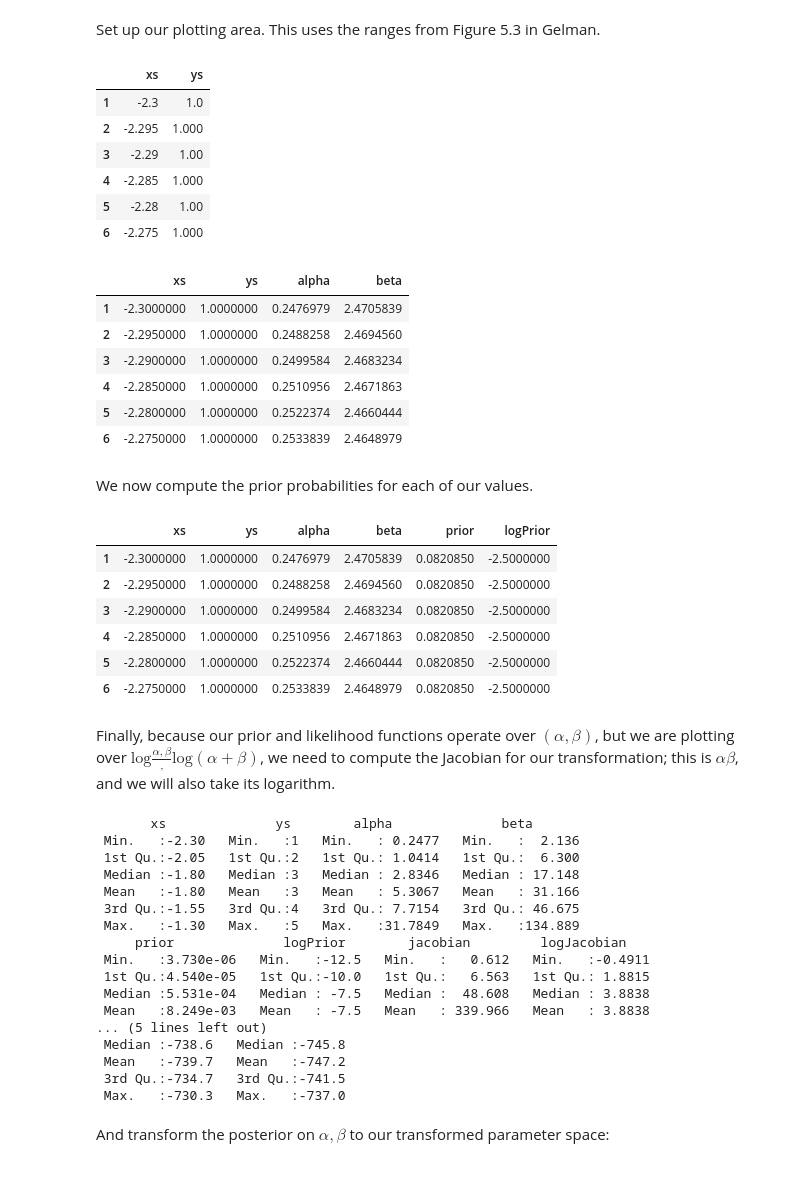
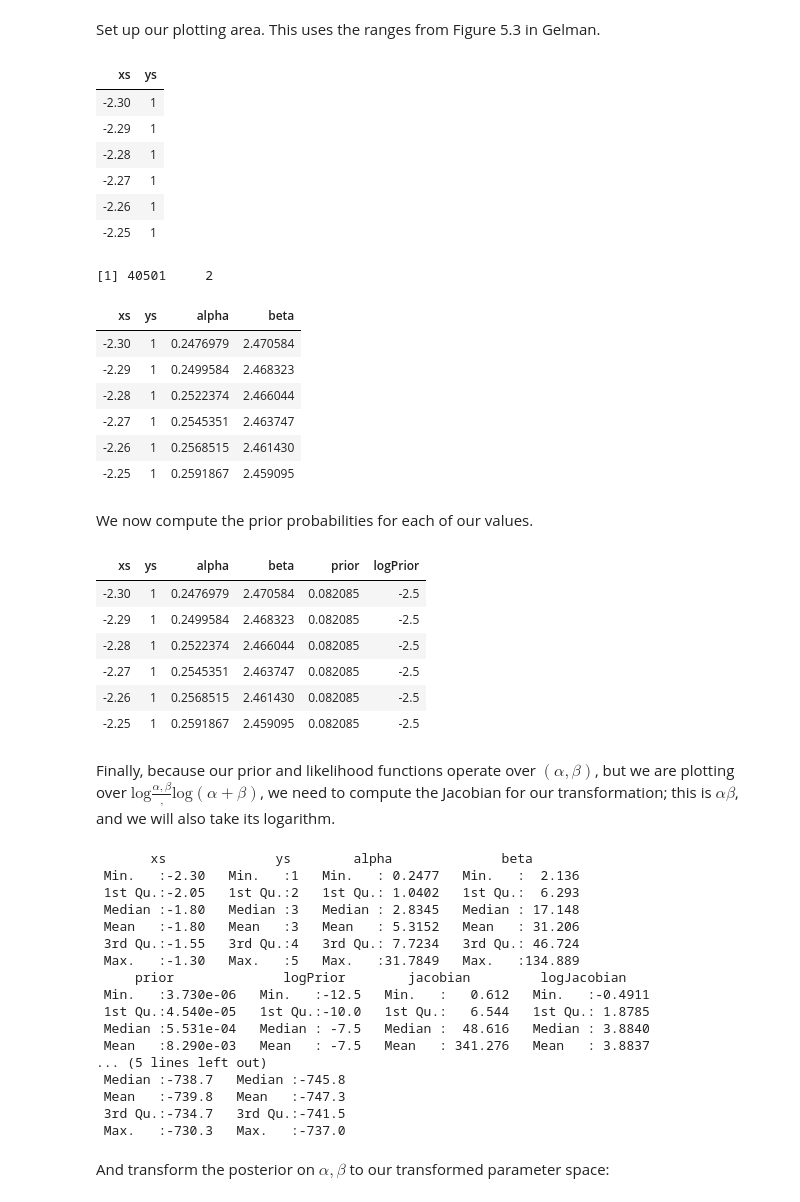
Before and after one commit to mdekstrand/rat-tumors, a Jupyter notebook: RatTumors.ipynb, the cells around one changed output. Saved outputs shown, nothing was run; the diff lists cells and outputs as text; code cells hidden in the pictures.

```diff
--- a/RatTumors.ipynb
+++ b/RatTumors.ipynb
@@ -196,28 +196,32 @@ par.alpha = function(x, y) {
 # %% [markdown]
 Set up our plotting area.  This uses the ranges from Figure 5.3 in Gelman.
 # %%
-points = expand.grid(xs=seq(-2.3, -1.3, 0.005), ys=seq(1,5,0.005))
+points = expand.grid(xs=seq(-2.3, -1.3, 0.01), ys=seq(1,5,0.01))
 head(points)
 # %% [output]
-|  | xs | ys |
-| 1 | -2.3 | 1.0 |
-| 2 | -2.295 | 1.000 |
-| 3 | -2.29 | 1.00 |
-| 4 | -2.285 | 1.000 |
-| 5 | -2.28 | 1.00 |
-| 6 | -2.275 | 1.000 |
+| xs | ys |
+| -2.30 | 1 |
+| -2.29 | 1 |
+| -2.28 | 1 |
+| -2.27 | 1 |
+| -2.26 | 1 |
+| -2.25 | 1 |
+# %%
+dim(points)
+# %% [output]
+[1] 40501     2
 # %%
 points$alpha = par.alpha(points$xs, points$ys)
 points$beta = par.beta(points$xs, points$ys)
 head(points)
 # %% [output]
-|  | xs | ys | alpha | beta |
-| 1 | -2.3000000 | 1.0000000 | 0.2476979 | 2.4705839 |
-| 2 | -2.2950000 | 1.0000000 | 0.2488258 | 2.4694560 |
-| 3 | -2.2900000 | 1.0000000 | 0.2499584 | 2.4683234 |
-| 4 | -2.2850000 | 1.0000000 | 0.2510956 | 2.4671863 |
-| 5 | -2.2800000 | 1.0000000 | 0.2522374 | 2.4660444 |
-| 6 | -2.2750000 | 1.0000000 | 0.2533839 | 2.4648979 |
+| xs | ys | alpha | beta |
+| -2.30 | 1 | 0.2476979 | 2.470584 |
+| -2.29 | 1 | 0.2499584 | 2.468323 |
+| -2.28 | 1 | 0.2522374 | 2.466044 |
+| -2.27 | 1 | 0.2545351 | 2.463747 |
+| -2.26 | 1 | 0.2568515 | 2.461430 |
+| -2.25 | 1 | 0.2591867 | 2.459095 |
 # %% [markdown]
 We now compute the prior probabilities for each of our values.
 # %%
@@ -225,13 +229,13 @@ points$prior = prior(points$alpha, points$beta)
 points$logPrior = log(points$prior)
 head(points)
 # %% [output]
-|  | xs | ys | alpha | beta | prior | logPrior |
-| 1 | -2.3000000 | 1.0000000 | 0.2476979 | 2.4705839 | 0.0820850 | -2.5000000 |
-| 2 | -2.2950000 | 1.0000000 | 0.2488258 | 2.4694560 | 0.0820850 | -2.5000000 |
-| 3 | -2.2900000 | 1.0000000 | 0.2499584 | 2.4683234 | 0.0820850 | -2.5000000 |
-| 4 | -2.2850000 | 1.0000000 | 0.2510956 | 2.4671863 | 0.0820850 | -2.5000000 |
-| 5 | -2.2800000 | 1.0000000 | 0.2522374 | 2.4660444 | 0.0820850 | -2.5000000 |
-| 6 | -2.2750000 | 1.0000000 | 0.2533839 | 2.4648979 | 0.0820850 | -2.5000000 |
+| xs | ys | alpha | beta | prior | logPrior |
+| -2.30 | 1 | 0.2476979 | 2.470584 | 0.082085 | -2.5 |
+| -2.29 | 1 | 0.2499584 | 2.468323 | 0.082085 | -2.5 |
+| -2.28 | 1 | 0.2522374 | 2.466044 | 0.082085 | -2.5 |
+| -2.27 | 1 | 0.2545351 | 2.463747 | 0.082085 | -2.5 |
+| -2.26 | 1 | 0.2568515 | 2.461430 | 0.082085 | -2.5 |
+| -2.25 | 1 | 0.2591867 | 2.459095 | 0.082085 | -2.5 |
 # %% [markdown]
 Finally, because our prior and likelihood functions operate over $(\alpha,\beta)$, but we are plotting over $\mathrm{log} \frac{\alpha,\beta}, \mathrm{log}(\alpha + \beta)$, we need to compute the Jacobian for our transformation; this is $\alpha\beta$, and we will also take its logarithm.
 # %%
@@ -244,19 +248,19 @@ summary(points)
 # %% [output]
        xs              ys        alpha              beta
  Min.   :-2.30   Min.   :1   Min.   : 0.2477   Min.   :  2.136
- 1st Qu.:-2.05   1st Qu.:2   1st Qu.: 1.0414   1st Qu.:  6.300
- Median :-1.80   Median :3   Median : 2.8346   Median : 17.148
- Mean   :-1.80   Mean   :3   Mean   : 5.3067   Mean   : 31.166
- 3rd Qu.:-1.55   3rd Qu.:4   3rd Qu.: 7.7154   3rd Qu.: 46.675
+ 1st Qu.:-2.05   1st Qu.:2   1st Qu.: 1.0402   1st Qu.:  6.293
+ Median :-1.80   Median :3   Median : 2.8345   Median : 17.148
+ Mean   :-1.80   Mean   :3   Mean   : 5.3152   Mean   : 31.206
+ 3rd Qu.:-1.55   3rd Qu.:4   3rd Qu.: 7.7234   3rd Qu.: 46.724
  Max.   :-1.30   Max.   :5   Max.   :31.7849   Max.   :134.889
      prior              logPrior        jacobian         logJacobian
  Min.   :3.730e-06   Min.   :-12.5   Min.   :   0.612   Min.   :-0.4911
- 1st Qu.:4.540e-05   1st Qu.:-10.0   1st Qu.:   6.563   1st Qu.: 1.8815
- Median :5.531e-04   Median : -7.5   Median :  48.608   Median : 3.8838
- Mean   :8.249e-03   Mean   : -7.5   Mean   : 339.966   Mean   : 3.8838
+ 1st Qu.:4.540e-05   1st Qu.:-10.0   1st Qu.:   6.544   1st Qu.: 1.8785
+ Median :5.531e-04   Median : -7.5   Median :  48.616   Median : 3.8840
+ Mean   :8.290e-03   Mean   : -7.5   Mean   : 341.276   Mean   : 3.8837
 ... (5 lines left out)
- Median :-738.6   Median :-745.8
- Mean   :-739.7   Mean   :-747.2
+ Median :-738.7   Median :-745.8
+ Mean   :-739.8   Mean   :-747.3
  3rd Qu.:-734.7   3rd Qu.:-741.5
  Max.   :-730.3   Max.   :-737.0
 # %% [markdown]
```
Also changed, not shown: parts of 6 cells of this notebook, 1 other file.
